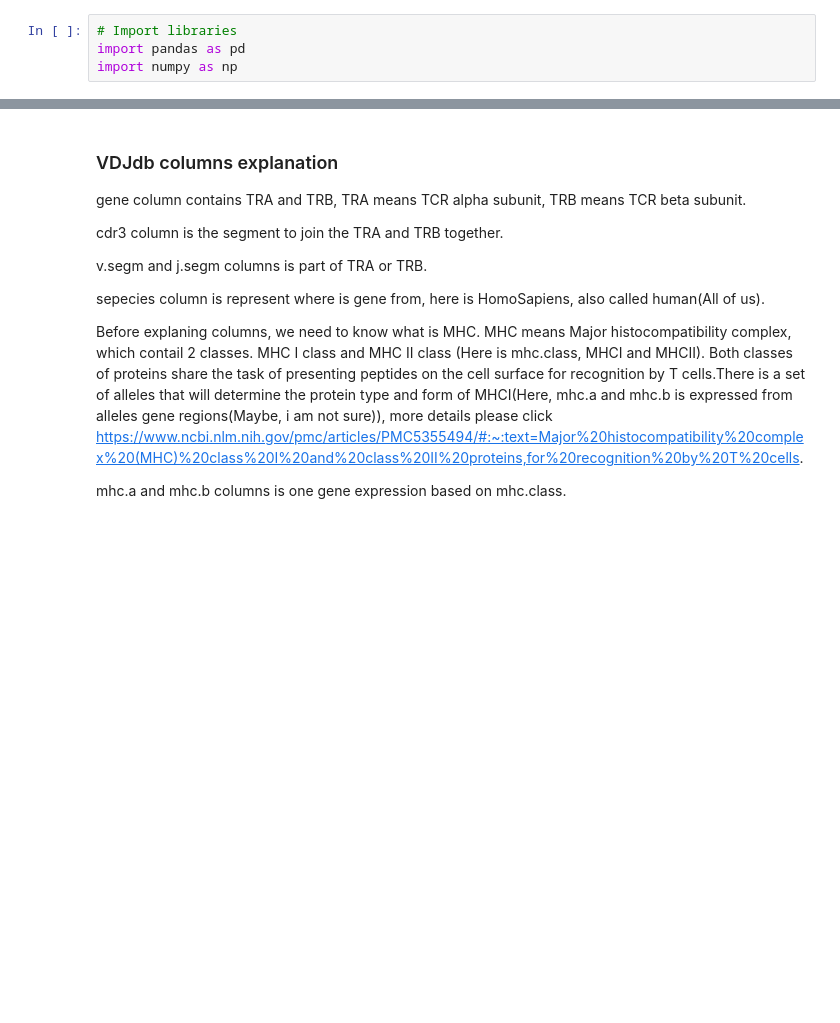
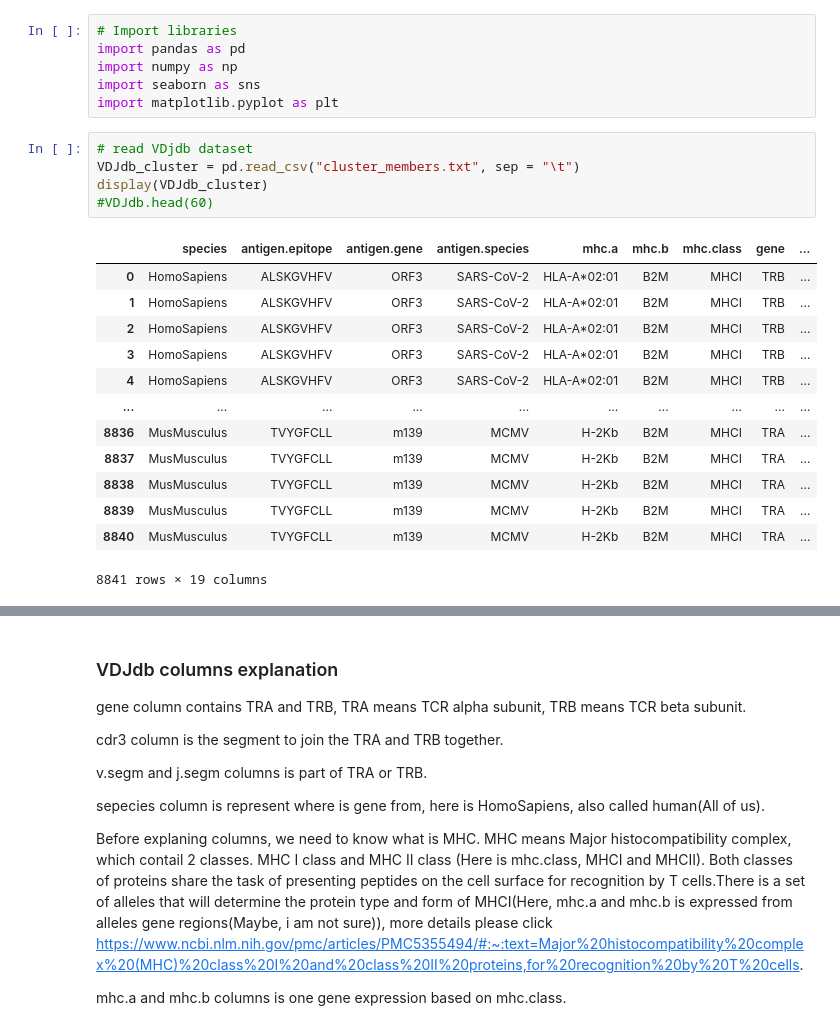
Before and after one commit to ZarckYa/Mini-Project, a Jupyter notebook: TCRdist3/Dataset Analyse.ipynb, the cells around one changed output, grey strips where cells are left out. Cells and saved outputs as stored; diff of their text form; blank space fills up the shorter version.

```diff
--- a/TCRdist3/Dataset Analyse.ipynb
+++ b/TCRdist3/Dataset Analyse.ipynb
@@ -2,3 +2,24 @@
 # Import libraries
 import pandas as pd
 import numpy as np
+import seaborn as sns
+import matplotlib.pyplot as plt
+# %%
+# read VDjdb dataset
+VDJdb_cluster = pd.read_csv("cluster_members.txt", sep = "\t")
+display(VDJdb_cluster)
+#VDJdb.head(60)
+# %% [output]
+|  | species | antigen.epitope | antigen.gene | antigen.species | mhc.a | mhc.b | mhc.class | gene | ... |
+| 0 | HomoSapiens | ALSKGVHFV | ORF3 | SARS-CoV-2 | HLA-A*02:01 | B2M | MHCI | TRB | ... |
+| 1 | HomoSapiens | ALSKGVHFV | ORF3 | SARS-CoV-2 | HLA-A*02:01 | B2M | MHCI | TRB | ... |
+| 2 | HomoSapiens | ALSKGVHFV | ORF3 | SARS-CoV-2 | HLA-A*02:01 | B2M | MHCI | TRB | ... |
+| 3 | HomoSapiens | ALSKGVHFV | ORF3 | SARS-CoV-2 | HLA-A*02:01 | B2M | MHCI | TRB | ... |
+| 4 | HomoSapiens | ALSKGVHFV | ORF3 | SARS-CoV-2 | HLA-A*02:01 | B2M | MHCI | TRB | ... |
+| ... | ... | ... | ... | ... | ... | ... | ... | ... | ... |
+| 8836 | MusMusculus | TVYGFCLL | m139 | MCMV | H-2Kb | B2M | MHCI | TRA | ... |
+| 8837 | MusMusculus | TVYGFCLL | m139 | MCMV | H-2Kb | B2M | MHCI | TRA | ... |
+| 8838 | MusMusculus | TVYGFCLL | m139 | MCMV | H-2Kb | B2M | MHCI | TRA | ... |
+| 8839 | MusMusculus | TVYGFCLL | m139 | MCMV | H-2Kb | B2M | MHCI | TRA | ... |
+| 8840 | MusMusculus | TVYGFCLL | m139 | MCMV | H-2Kb | B2M | MHCI | TRA | ... |
+8841 rows × 19 columns
```
Also changed, not shown: parts of 2 cells of this notebook.
